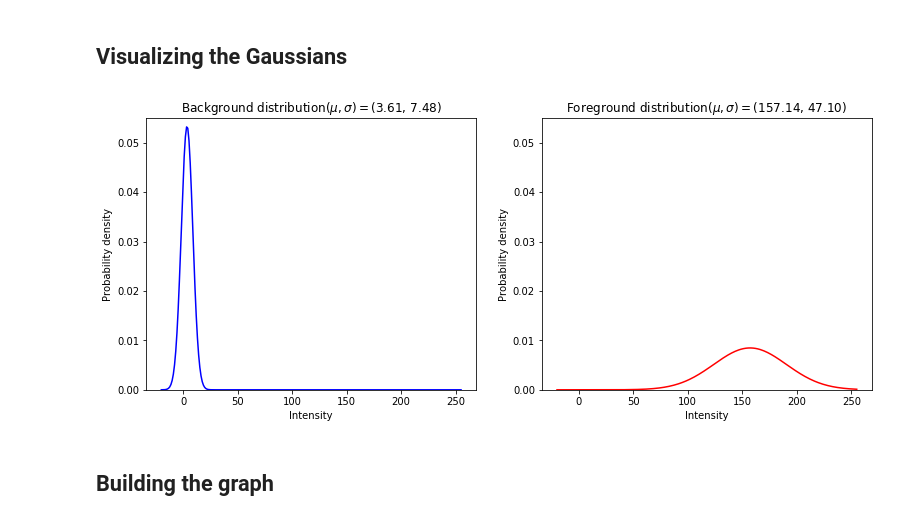
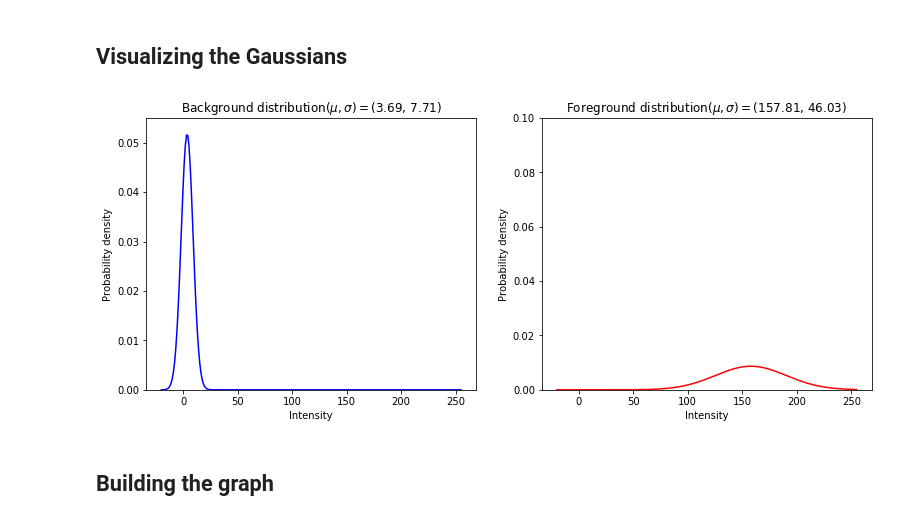
Before and after one commit to A-EL-YAAGOUBI/ML, a Jupyter notebook: Computer Vision/ImageSegmentation_Using_GraphCut.ipynb, the cells around one changed output. Drawn from its saved outputs; the diff is of its cells as text; code cells hidden in the pictures.

```diff
--- a/Computer Vision/ImageSegmentation_Using_GraphCut.ipynb
+++ b/Computer Vision/ImageSegmentation_Using_GraphCut.ipynb
@@ -14,8 +15,8 @@ np.random.seed(7)
 # This is the image we would like to segment, so we want to find the contour of planet ...
 im = Image.open("./images/saturn.jpg")
 
-# Let's downsize the image to be 130 by 80 pixels for example
-height, width = 150, 220
+# Downsize the image to be 50 by 75 pixels to speed up computations
+height, width = 200, 300
 im = im.resize((width, height), Image.ANTIALIAS)
 
 # We will be working with numpy to make computations easy
@@ -89,30 +90,30 @@ Foreground standard deviation :  47.103437374144164
 # %%
 xAxis = np.linspace(-20, 255, 250)
 
 def pdf(x, mu, sig):
     return np.exp(-(x - mu)**2 / (sig**2)) / (np.sqrt(2*np.pi)*sig)
 
 # Computing the PDFs for Background and Foreground
 pdfB = [pdf(x, muB, sigmaB) for x in xAxis]
 pdfF = [pdf(x, muF, sigmaF) for x in xAxis]
 
 plt.figure(figsize=(13,5))
 plt.subplot(1, 2, 1)
 plt.plot(xAxis, pdfB, 'b')
 plt.title('Background distribution$(\mu , \sigma) = $({0:.2f}, {1:.2f})'.format(muB, sigmaB))
 plt.ylim(0, 0.055)
 plt.xlabel('Intensity')
 plt.ylabel('Probability density')
 
 plt.subplot(1, 2, 2)
 plt.plot(xAxis, pdfF, 'r')
 plt.title('Foreground distribution$(\mu , \sigma) = $({0:.2f}, {1:.2f})'.format(muF, sigmaF))
-plt.ylim(0, 0.055)
+plt.ylim(0, 0.1)
 plt.xlabel('Intensity')
 plt.ylabel('Probability density')
 plt.show()
 # %% [output]
-[figure, old version]
+[figure, new version]
 # %% [markdown]
 ## Building the graph
 # %% [markdown]
```
Also changed, not shown: parts of 8 cells of this notebook.
